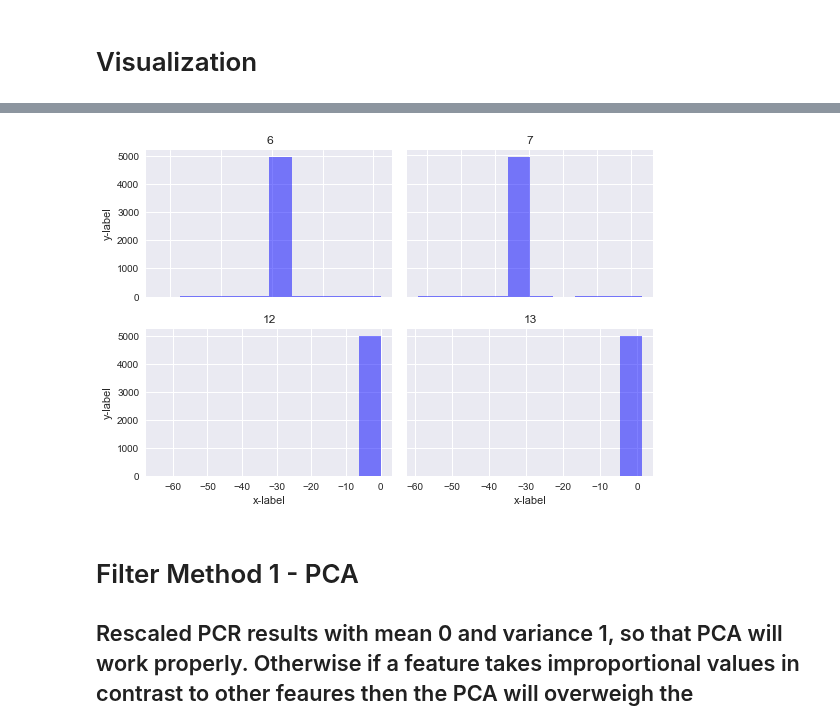
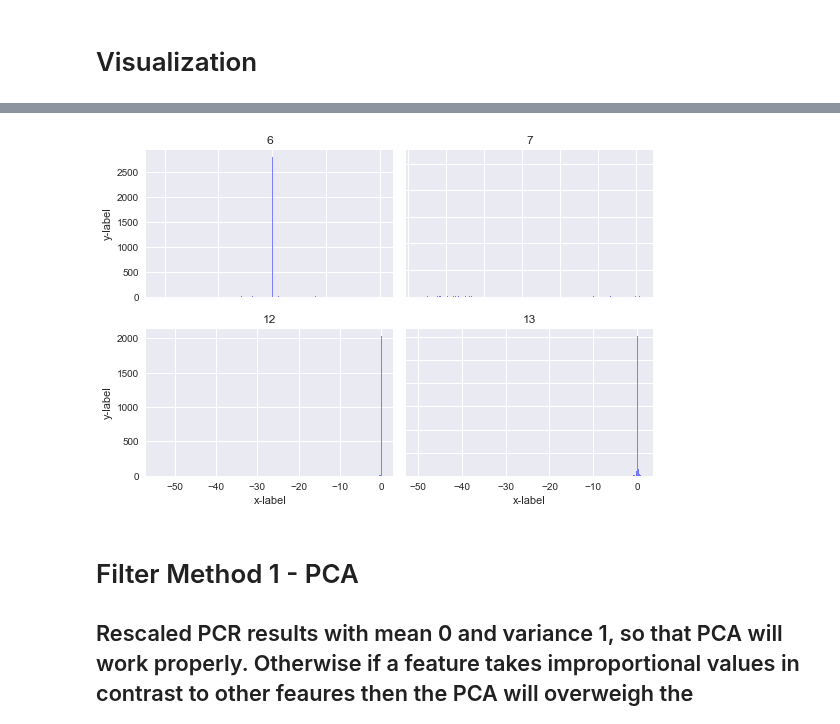
Before and after one commit to aka-sova/236756_Introduction_to_ML, a Jupyter notebook: hw2/wet_alex/data_exploration_virus.ipynb, the cells around one changed output, grey strips where cells are left out. Drawn from its saved outputs; the diff is of its cells as text; code cells hidden in the pictures.

```diff
--- a/hw2/wet_alex/data_exploration_virus.ipynb
+++ b/hw2/wet_alex/data_exploration_virus.ipynb
@@ -195,7 +362,7 @@ plt.show()
 # %% [markdown]
 # Feature Transformation-location
 # %%
-x = df.CurrentLocation
+x = X_train.CurrentLocation
 x = x.fillna("(Decimal('-67.5342235'), Decimal('147.951103'))")
 li = x.tolist()
 len(li)
@@ -282,3 +437,0 @@ array([34.357918  , 29.05044672, 29.05044672, ..., 30.28286709,
-# %%
-fig, ax = plt.subplots()
-ax.plot(np.array(np.sort(bmi)))
@@ -342,22 +456,0 @@ def scatter_hist(x, y, ax, ax_histx, ax_histy):
-# %%
-# definitions for the axes
-left, width = 0.1, 0.65
-bottom, height = 0.1, 0.65
-spacing = 0.005
-
-
-rect_scatter = [left, bottom, width, height]
-rect_histx = [left, bottom + height + spacing, width, 0.2]
-rect_histy = [left + width + spacing, bottom, 0.2, height]
-
-# start with a square Figure
-fig = plt.figure(figsize=(15, 15))
-
-ax = fig.add_axes(rect_scatter)
-ax_histx = fig.add_axes(rect_histx, sharex=ax)
-ax_histy = fig.add_axes(rect_histy, sharey=ax)
-
-# use the previously defined function
-scatter_hist(np.array(a), np.array(tr),  ax, ax_histx, ax_histy)
-
-plt.show()
@@ -379,13 +468,14 @@ df_scalar = pd.DataFrame(data=None, columns= pcr_result  )
 
 
 for item in range(1,17):
-    df_scalar['pcrResult{}'.format(str(np.int(item)))] = df['pcrResult{}'.format(str(np.int(item)))].fillna( 0 ) #switch to avg
-    data = np.array( df_scalar['pcrResult{}'.format(str(np.int(item)))].tolist() )
+    orig = X_train['pcrResult{}'.format(str(np.int(item)))]
+    stri = 'pcrResult{}'.format(str(np.int(item)))
+    data = np.array( orig.fillna( np.nanmedian( orig ) ))
     data = data.reshape(-1,1)
     data = scalar.fit_transform(data)
     data = np.array(data.reshape(1,-1))
     data= np.array([ i for i in data[0] ])
-    df_scalar['pcrResult{}'.format(str(np.int(item)))] = pd.Series(  np.array(data) )
+    df_scalar[stri] = np.array(data)
 
 df_scalar
 # %% [output]
@@ -478,28 +568,29 @@ plt.show()
 # %%
+num_bins = 1000
 fig, axs = plt.subplots(2, 2)
 axs[0, 0].hist(np.array(np.array(df_scalar.pcrResult6.tolist())), num_bins, facecolor='blue', alpha=0.5)
 axs[0, 0].set_title('6')
 axs[0, 1].hist(np.array(np.array(df_scalar.pcrResult7.tolist())), num_bins, facecolor='blue', alpha=0.5)
 axs[0, 1].set_title('7')
 axs[1, 0].hist(np.array(np.array(df_scalar.pcrResult12.tolist())), num_bins, facecolor='blue', alpha=0.5)
 axs[1, 0].set_title('12')
 axs[1, 1].hist(np.array(np.array(df_scalar.pcrResult13.tolist())), num_bins, facecolor='blue', alpha=0.5)
 axs[1, 1].set_title('13')
 
 for ax in axs.flat:
     ax.set(xlabel='x-label', ylabel='y-label')
 
 # Hide x labels and tick labels for top plots and y ticks for right plots.
 for ax in axs.flat:
     ax.label_outer()
 
 
 ax.grid(True)
 fig.tight_layout()
 
 plt.show()
 # %% [output]
-[figure, old version]
+[figure, new version]
 # %% [markdown]
 # Filter Method 1 - PCA
 ## Rescaled PCR results with mean 0 and variance 1, so that PCA will work properly. Otherwise if a feature takes improportional values in contrast to other feaures then the PCA will overweigh the covariance of that feature with others, assuming there is linear relationship between the features.
```
Also changed, not shown: parts of 35 cells of this notebook.
